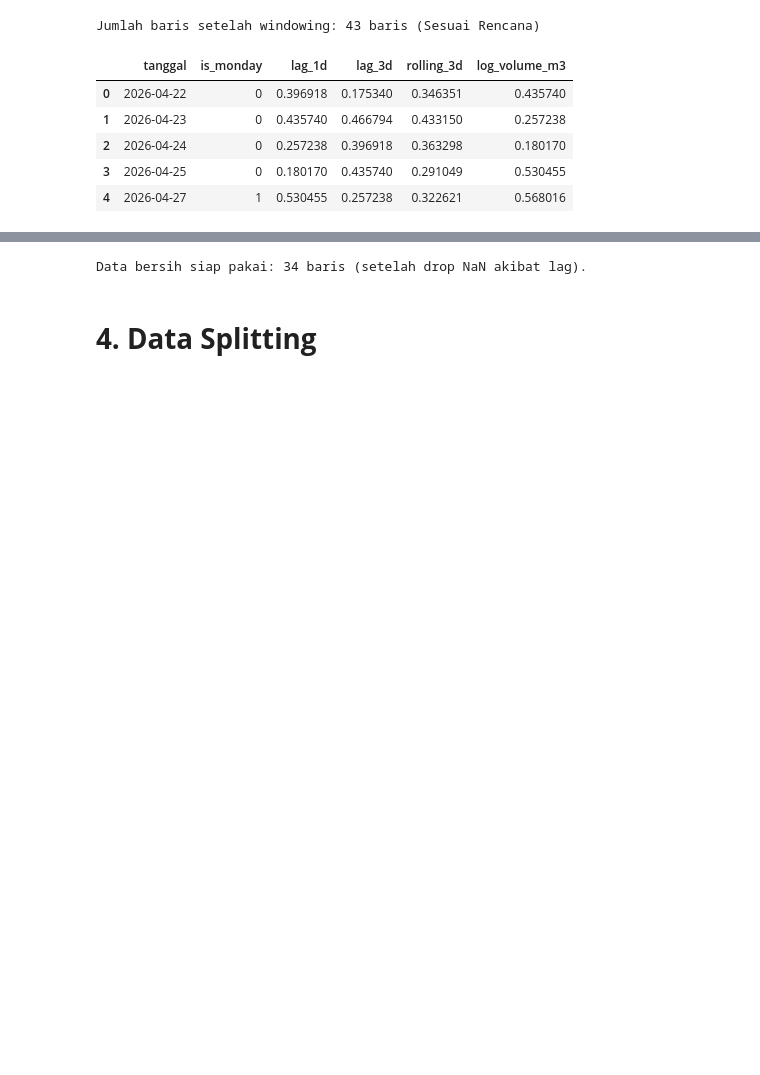
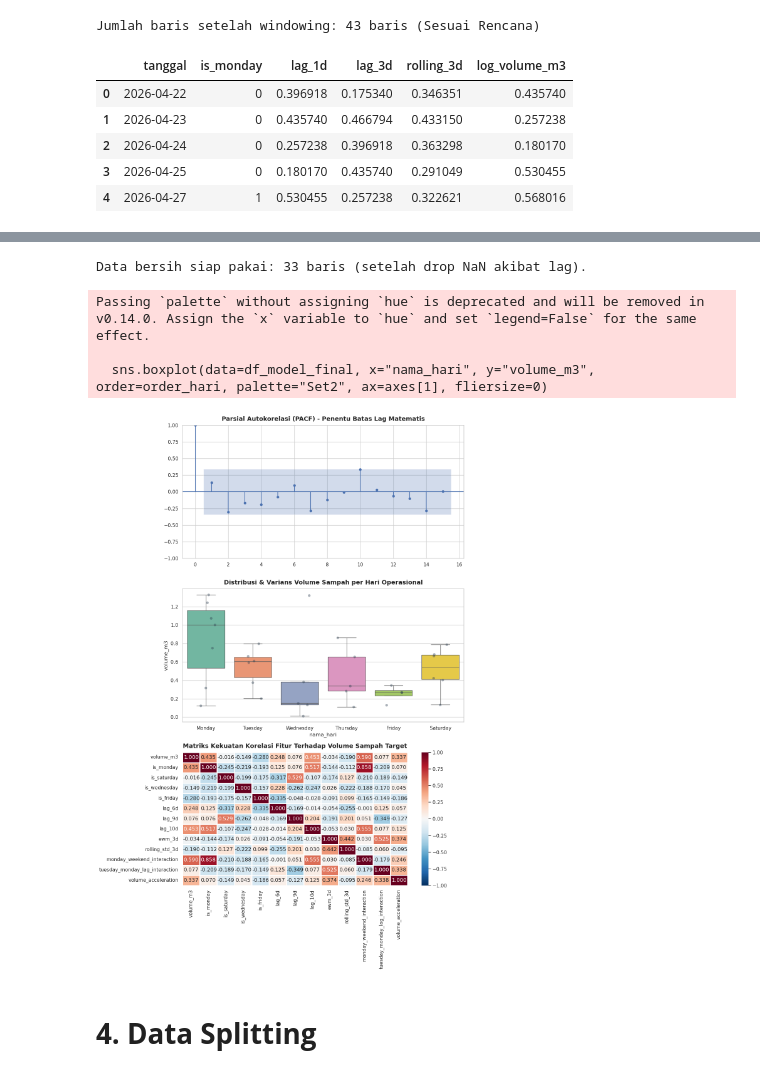
Before and after one commit to mdprsty16/waste-management-stack, a Jupyter notebook: apps/ml-build/notebooks/02_experiment_modelling.ipynb, the cells around one changed output, grey strips where cells are left out. Drawn from its saved outputs; the diff is of its cells as text; code cells hidden in the pictures; blank space fills up the shorter version.

```diff
--- a/apps/ml-build/notebooks/02_experiment_modelling.ipynb
+++ b/apps/ml-build/notebooks/02_experiment_modelling.ipynb
@@ -97,15 +92,60 @@ Passing `palette` without assigning `hue` is deprecated and will be removed in v
 # %%
 df_model["is_saturday"] = (df_model["nama_hari"] == "Saturday").astype(int)
 df_model["is_low_traffic"] = df_model["nama_hari"].isin(["Wednesday", "Friday"]).astype(int)
+df_model["is_monday"] = (df_model["nama_hari"] == "Monday").astype(int)
+df_model["is_tuesday"] = (df_model["nama_hari"] == "Tuesday").astype(int)
 
+df_model["lag_1d"] = df_model["volume_m3"].shift(1)
+df_model["lag_6d"] = df_model["volume_m3"].shift(6)
 df_model["lag_9d"] = df_model["volume_m3"].shift(9)
 
+df_model["rolling_3d"] = df_model["lag_1d"].rolling(window=3).mean()
 df_model["ewm_3d"] = df_model["volume_m3"].shift(1).ewm(span=3).mean()
+
+df_model["monday_weekend_interaction"] = df_model["is_monday"] * df_model["lag_1d"]
+
+df_model["tuesday_monday_lag_interaction"] = df_model["is_tuesday"] * df_model["lag_1d"]
+
+df_model["volume_acceleration"] = df_model["lag_1d"] / (df_model["rolling_3d"] + 1e-5)
+
+df_model["lag_10d"] = df_model["volume_m3"].shift(10)
+
+df_model["is_wednesday"] = (df_model["nama_hari"] == "Wednesday").astype(int)
+df_model["is_friday"] = (df_model["nama_hari"] == "Friday").astype(int)
+
+df_model["rolling_std_3d"] = df_model["lag_1d"].rolling(window=3).std()
 
 df_model_final = df_model.dropna().reset_index(drop=True)
 
 print(f"Data bersih siap pakai: {df_model_final.shape[0]} baris (setelah drop NaN akibat lag).")
 # %% [output]
-Data bersih siap pakai: 34 baris (setelah drop NaN akibat lag).
+Data bersih siap pakai: 33 baris (setelah drop NaN akibat lag).
+# %%
+fig, axes = plt.subplots(3, 1, figsize=(12, 18))
+
+plot_pacf(df_model_final["volume_m3"].dropna(), lags=15, ax=axes[0], method="ywm")
+axes[0].set_title("Parsial Autokorelasi (PACF) - Penentu Batas Lag Matematis", fontsize=14, fontweight="bold", pad=10)
+
+sns.boxplot(data=df_model_final, x="nama_hari", y="volume_m3", order=order_hari, palette="Set2", ax=axes[1], fliersize=0)
+sns.stripplot(data=df_model_final, x="nama_hari", y="volume_m3", order=order_hari, color="#2c3e50", alpha=0.4, size=6, jitter=0.2, ax=axes[1])
+axes[1].set_title("Distribusi & Varians Volume Sampah per Hari Operasional", fontsize=14, fontweight="bold", pad=10)
+
+fitur_analisis = [
+    "volume_m3", "is_monday", "is_saturday", "is_wednesday", "is_friday",
+    "lag_6d", "lag_9d", "lag_10d", "ewm_3d", "rolling_std_3d",
+    "monday_weekend_interaction", "tuesday_monday_lag_interaction", "volume_acceleration"
+]
+
+corr_matrix = df_model_final[fitur_analisis].corr()
+sns.heatmap(corr_matrix, annot=True, cmap="RdBu_r", vmin=-1, vmax=1, fmt=".3f", linewidths=0.8, ax=axes[2])
+axes[2].set_title("Matriks Kekuatan Korelasi Fitur Terhadap Volume Sampah Target", fontsize=14, fontweight="bold", pad=10)
+
+plt.tight_layout()
+plt.show()
+# %% [output]
+Passing `palette` without assigning `hue` is deprecated and will be removed in v0.14.0. Assign the `x` variable to `hue` and set `legend=False` for the same effect.
+
+  sns.boxplot(data=df_model_final, x="nama_hari", y="volume_m3", order=order_hari, palette="Set2", ax=axes[1], fliersize=0)
+[figure, added]
 # %% [markdown]
 # **4. Data Splitting**
```
Also changed, not shown: parts of 11 cells of this notebook, 2 other files.
